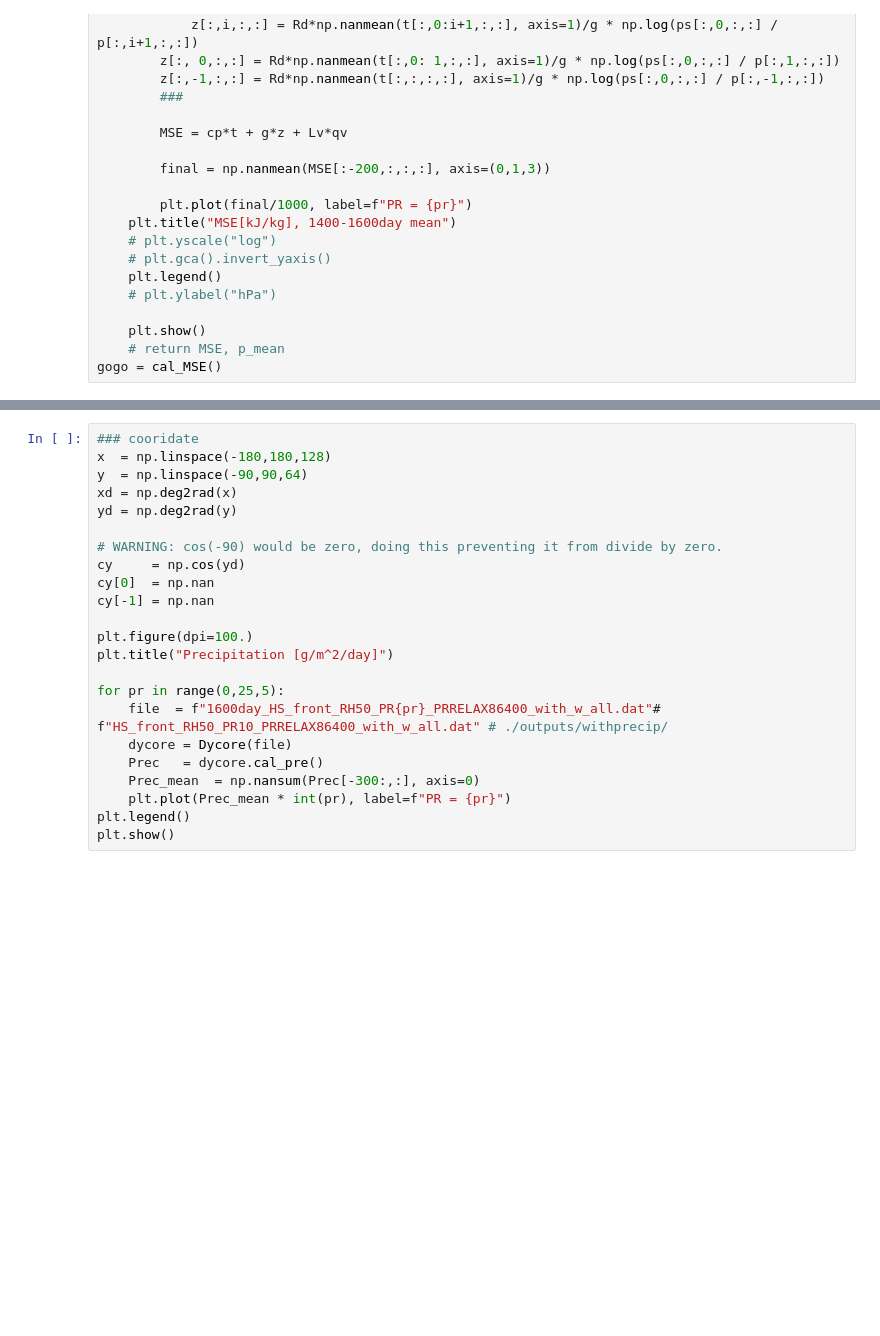
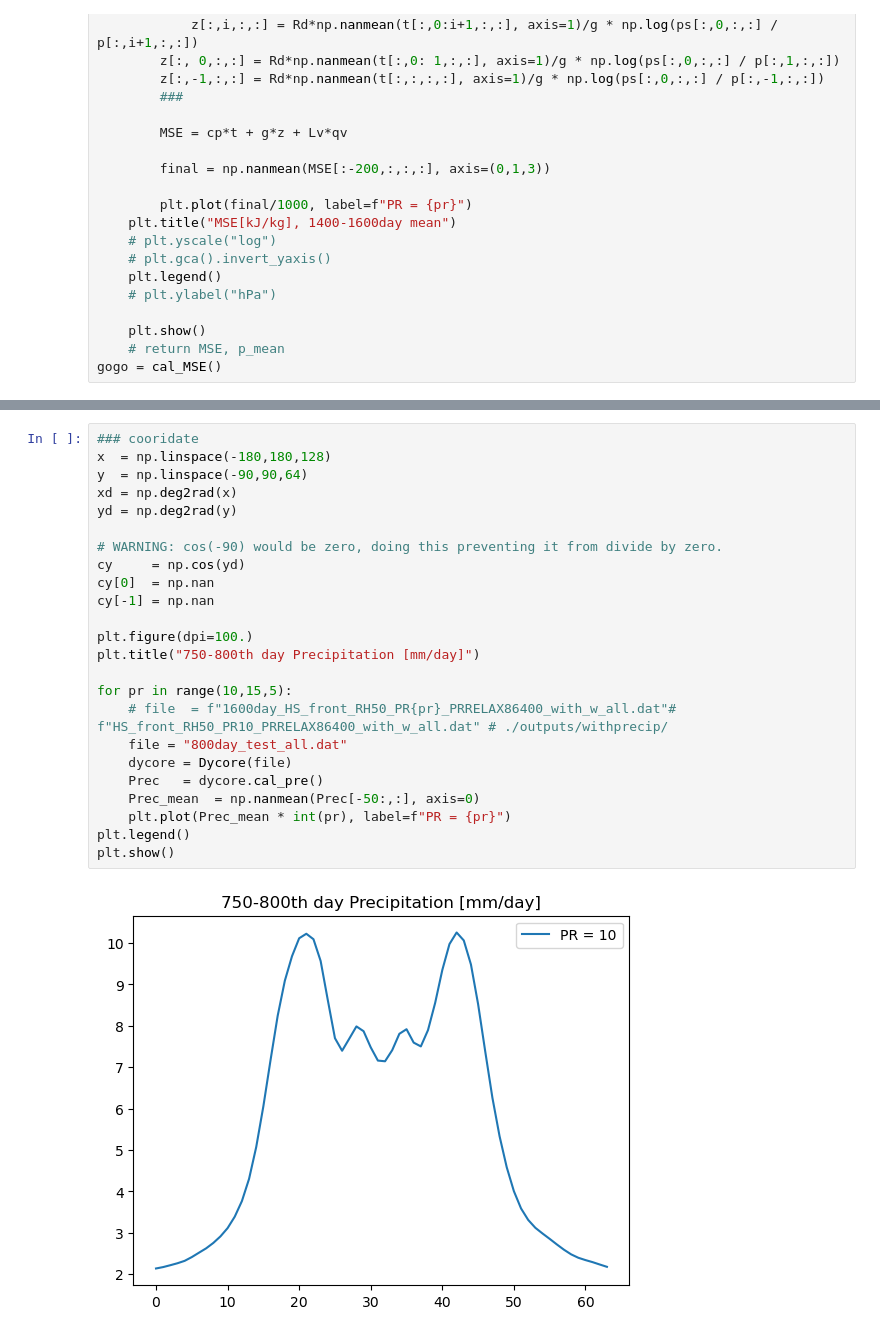
Before and after one commit to PeterChang1023/Dycore_Master, a Jupyter notebook: dycore/IdealizeSpetral.jl/exp/HSt42/check_spinupday.ipynb, the cells around one changed output, grey strips where cells are left out. Drawn from its saved outputs; the diff is of its cells as text; blank space fills up the shorter version.

```diff
--- a/dycore/IdealizeSpetral.jl/exp/HSt42/check_spinupday.ipynb
+++ b/dycore/IdealizeSpetral.jl/exp/HSt42/check_spinupday.ipynb
@@ -325,26 +336,29 @@ gogo = cal_MSE_minus()
 # %%
 ### cooridate
 x  = np.linspace(-180,180,128)
 y  = np.linspace(-90,90,64)
 xd = np.deg2rad(x)
 yd = np.deg2rad(y)
 
 # WARNING: cos(-90) would be zero, doing this preventing it from divide by zero.
 cy     = np.cos(yd)
 cy[0]  = np.nan
 cy[-1] = np.nan
 
 plt.figure(dpi=100.)
-plt.title("Precipitation [g/m^2/day]")
+plt.title("750-800th day Precipitation [mm/day]")
 
-for pr in range(0,25,5):
-    file  = f"1600day_HS_front_RH50_PR{pr}_PRRELAX86400_with_w_all.dat"# f"HS_front_RH50_PR10_PRRELAX86400_with_w_all.dat" # ./outputs/withprecip/
+for pr in range(10,15,5):
+    # file  = f"1600day_HS_front_RH50_PR{pr}_PRRELAX86400_with_w_all.dat"# f"HS_front_RH50_PR10_PRRELAX86400_with_w_all.dat" # ./outputs/withprecip/
+    file = "800day_test_all.dat"
     dycore = Dycore(file)
     Prec   = dycore.cal_pre()
-    Prec_mean  = np.nansum(Prec[-300:,:], axis=0)
+    Prec_mean  = np.nanmean(Prec[-50:,:], axis=0)
     plt.plot(Prec_mean * int(pr), label=f"PR = {pr}")
 plt.legend()
 plt.show()
+# %% [output]
+[figure, added]
 # %%
 ### cooridate
 x  = np.linspace(-180,180,128)
```
Also changed, not shown: parts of 14 cells of this notebook, 4 other files.
